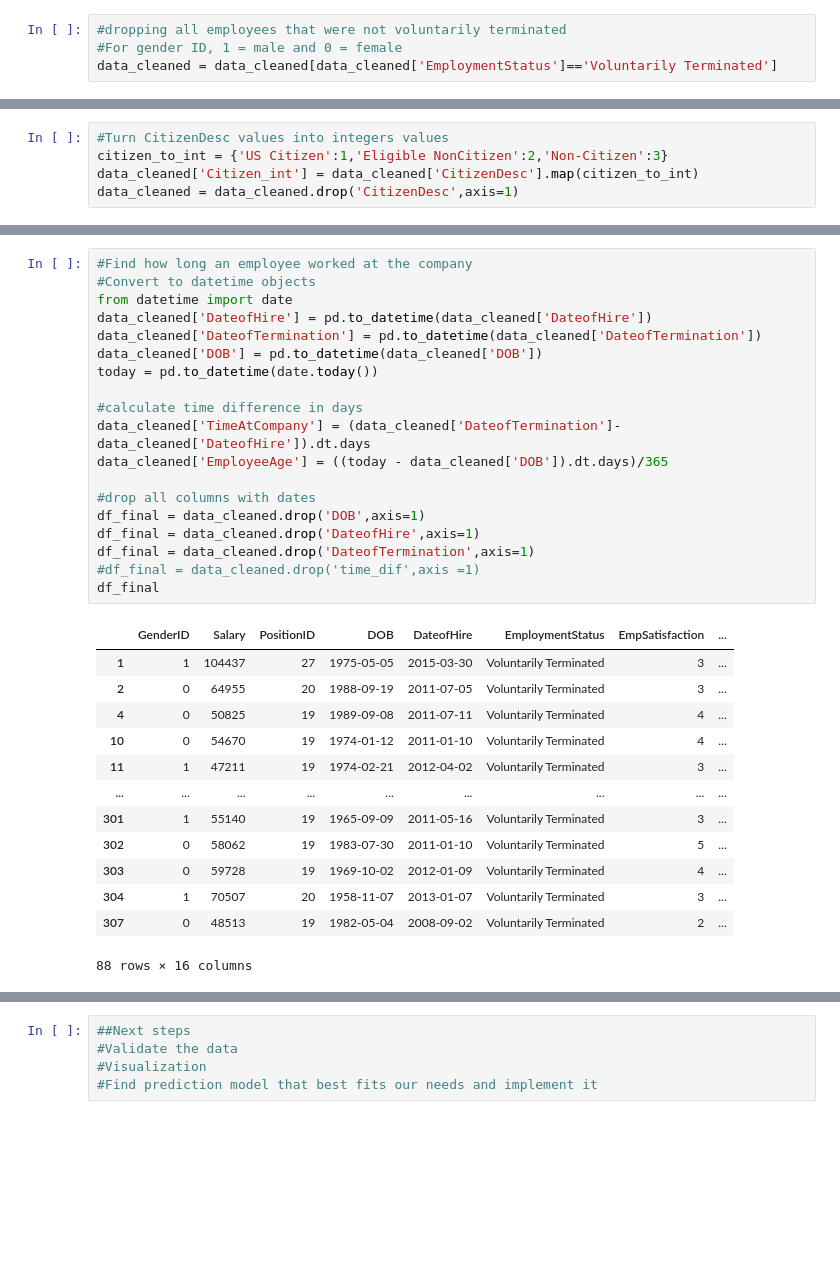
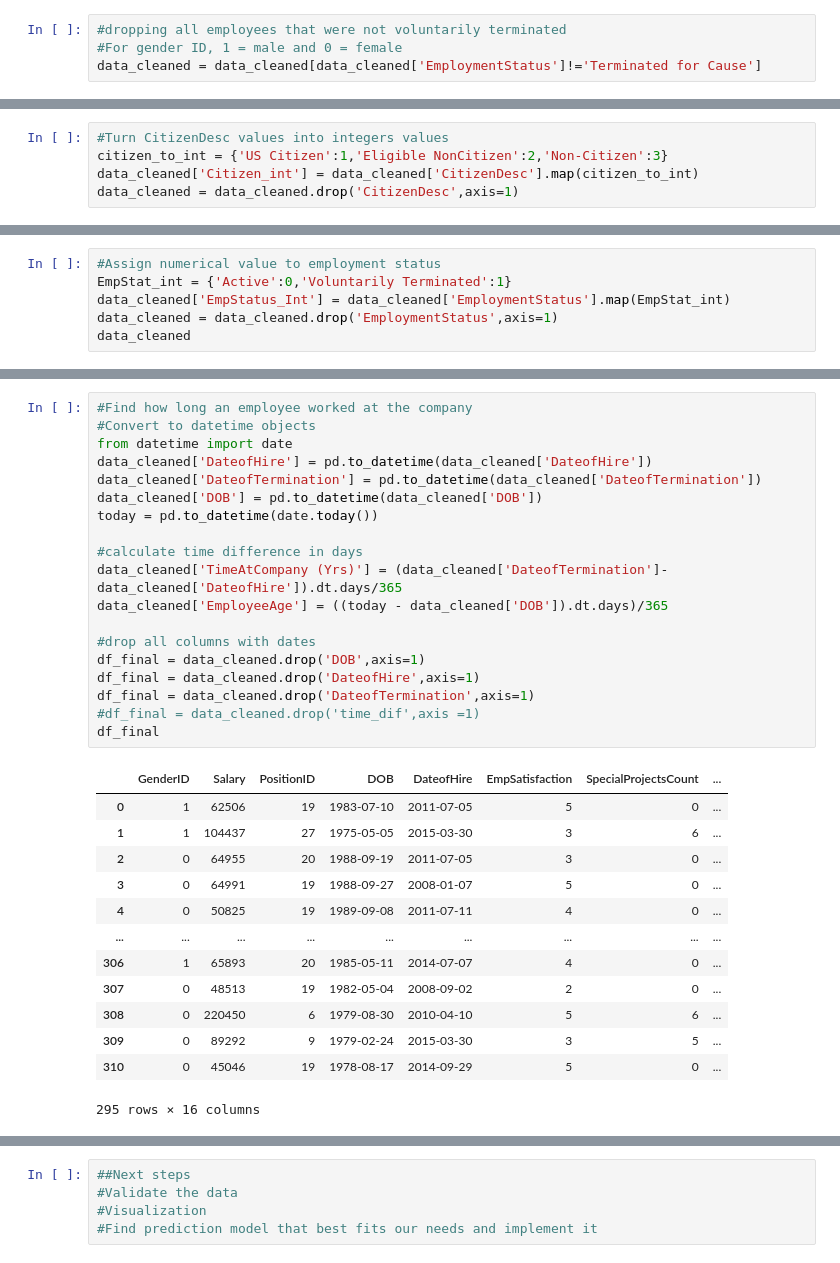
Before and after one commit to akazachk-teaching/Project-Group-5, a Jupyter notebook: project-code.ipynb, the cells around one changed output, grey strips where cells are left out. Cells and saved outputs as stored; diff of their text form; blank space fills up the shorter version.

```diff
--- a/project-code.ipynb
+++ b/project-code.ipynb
@@ -44,7 +44,7 @@ data_cleaned
 # %%
 #dropping all employees that were not voluntarily terminated
 #For gender ID, 1 = male and 0 = female
-data_cleaned = data_cleaned[data_cleaned['EmploymentStatus']=='Voluntarily Terminated']
+data_cleaned = data_cleaned[data_cleaned['EmploymentStatus']!='Terminated for Cause']
 # %%
 data_cleaned
 # %% [output]
@@ -120,0 +111,6 @@ data_cleaned
+# %%
+#Assign numerical value to employment status
+EmpStat_int = {'Active':0,'Voluntarily Terminated':1}
+data_cleaned['EmpStatus_Int'] = data_cleaned['EmploymentStatus'].map(EmpStat_int)
+data_cleaned = data_cleaned.drop('EmploymentStatus',axis=1)
+data_cleaned
@@ -121,36 +131,36 @@ data_cleaned
 # %%
 #Find how long an employee worked at the company
 #Convert to datetime objects
 from datetime import date
 data_cleaned['DateofHire'] = pd.to_datetime(data_cleaned['DateofHire'])
 data_cleaned['DateofTermination'] = pd.to_datetime(data_cleaned['DateofTermination'])
 data_cleaned['DOB'] = pd.to_datetime(data_cleaned['DOB'])
 today = pd.to_datetime(date.today())
 
 #calculate time difference in days
-data_cleaned['TimeAtCompany'] = (data_cleaned['DateofTermination']-data_cleaned['DateofHire']).dt.days
+data_cleaned['TimeAtCompany (Yrs)'] = (data_cleaned['DateofTermination']-data_cleaned['DateofHire']).dt.days/365
 data_cleaned['EmployeeAge'] = ((today - data_cleaned['DOB']).dt.days)/365
 
 #drop all columns with dates
 df_final = data_cleaned.drop('DOB',axis=1)
 df_final = data_cleaned.drop('DateofHire',axis=1)
 df_final = data_cleaned.drop('DateofTermination',axis=1)
 #df_final = data_cleaned.drop('time_dif',axis =1)
 df_final
 # %% [output]
-|  | GenderID | Salary | PositionID | DOB | DateofHire | EmploymentStatus | EmpSatisfaction | ... |
-| 1 | 1 | 104437 | 27 | 1975-05-05 | 2015-03-30 | Voluntarily Terminated | 3 | ... |
-| 2 | 0 | 64955 | 20 | 1988-09-19 | 2011-07-05 | Voluntarily Terminated | 3 | ... |
-| 4 | 0 | 50825 | 19 | 1989-09-08 | 2011-07-11 | Voluntarily Terminated | 4 | ... |
-| 10 | 0 | 54670 | 19 | 1974-01-12 | 2011-01-10 | Voluntarily Terminated | 4 | ... |
-| 11 | 1 | 47211 | 19 | 1974-02-21 | 2012-04-02 | Voluntarily Terminated | 3 | ... |
+|  | GenderID | Salary | PositionID | DOB | DateofHire | EmpSatisfaction | SpecialProjectsCount | ... |
+| 0 | 1 | 62506 | 19 | 1983-07-10 | 2011-07-05 | 5 | 0 | ... |
+| 1 | 1 | 104437 | 27 | 1975-05-05 | 2015-03-30 | 3 | 6 | ... |
+| 2 | 0 | 64955 | 20 | 1988-09-19 | 2011-07-05 | 3 | 0 | ... |
+| 3 | 0 | 64991 | 19 | 1988-09-27 | 2008-01-07 | 5 | 0 | ... |
+| 4 | 0 | 50825 | 19 | 1989-09-08 | 2011-07-11 | 4 | 0 | ... |
 | ... | ... | ... | ... | ... | ... | ... | ... | ... |
-| 301 | 1 | 55140 | 19 | 1965-09-09 | 2011-05-16 | Voluntarily Terminated | 3 | ... |
-| 302 | 0 | 58062 | 19 | 1983-07-30 | 2011-01-10 | Voluntarily Terminated | 5 | ... |
-| 303 | 0 | 59728 | 19 | 1969-10-02 | 2012-01-09 | Voluntarily Terminated | 4 | ... |
-| 304 | 1 | 70507 | 20 | 1958-11-07 | 2013-01-07 | Voluntarily Terminated | 3 | ... |
-| 307 | 0 | 48513 | 19 | 1982-05-04 | 2008-09-02 | Voluntarily Terminated | 2 | ... |
+| 306 | 1 | 65893 | 20 | 1985-05-11 | 2014-07-07 | 4 | 0 | ... |
+| 307 | 0 | 48513 | 19 | 1982-05-04 | 2008-09-02 | 2 | 0 | ... |
+| 308 | 0 | 220450 | 6 | 1979-08-30 | 2010-04-10 | 5 | 6 | ... |
+| 309 | 0 | 89292 | 9 | 1979-02-24 | 2015-03-30 | 3 | 5 | ... |
+| 310 | 0 | 45046 | 19 | 1978-08-17 | 2014-09-29 | 5 | 0 | ... |
-88 rows × 16 columns
+295 rows × 16 columns
 # %%
 #descriptive statistics
 df_final.describe()
```
Also changed, not shown: parts of 11 cells of this notebook.
